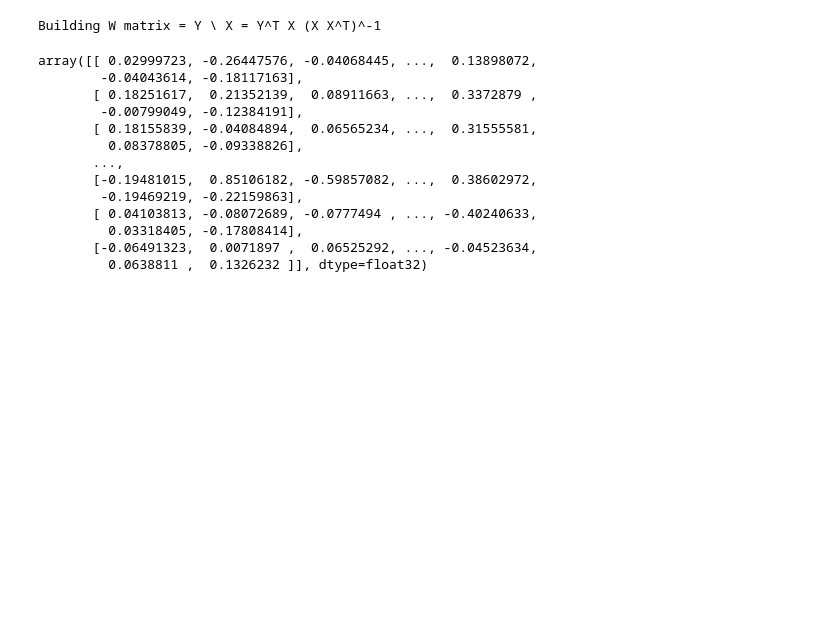
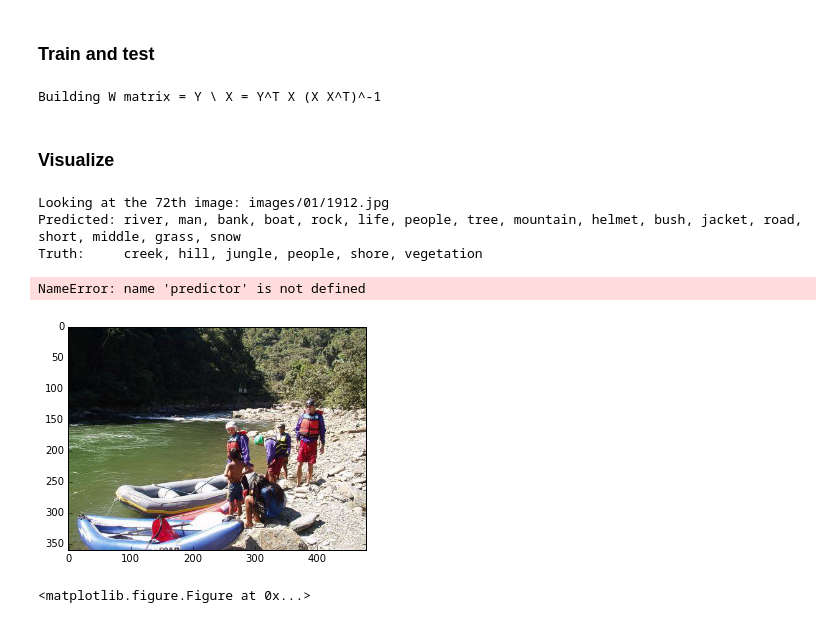
Before and after one commit to karllab41/attalos, a Jupyter notebook: attalos/imgtxt_algorithms/linearregression/testapi.ipynb, the cells around one changed output. Drawn from its saved outputs; the diff is of its cells as text; code cells hidden in the pictures; blank space fills up the shorter version.

Commit message:
Linear Regression API tested

```diff
--- a/attalos/imgtxt_algorithms/linearregression/testapi.ipynb
+++ b/attalos/imgtxt_algorithms/linearregression/testapi.ipynb
@@ -14,26 +19,40 @@ yTe = data['yTe'].T
 
 test_ims_full = [ im for im in open('data/iaprtc_testlist.txt').read().splitlines() ]
 train_ims_full = [ im for im in open('data/iaprtc_trainlist.txt').read().splitlines() ]
-# %%
-import linear2hot
-reload(linear2hot)
-linreg = linear2hot.LinearRegression(normX = True)
-# %% [output]
-Building W matrix = Y \ X = Y^T X (X X^T)^-1
+# %% [markdown]
+### Train and test
 # %%
-linreg.train(xTr, yTr)
-yHat = linreg.predict(xTe)
+mp_solution = linreg.LinearRegression(normX = True)
+mp_solution.train(xTr, yTr)
+yHat = mp_solution.predict(xTe)
 # %% [output]
-array([[ 0.02999723, -0.26447576, -0.04068445, ...,  0.13898072,
-        -0.04043614, -0.18117163],
-       [ 0.18251617,  0.21352139,  0.08911663, ...,  0.3372879 ,
-        -0.00799049, -0.12384191],
-       [ 0.18155839, -0.04084894,  0.06565234, ...,  0.31555581,
-         0.08378805, -0.09338826],
-       ...,
-       [-0.19481015,  0.85106182, -0.59857082, ...,  0.38602972,
-        -0.19469219, -0.22159863],
-       [ 0.04103813, -0.08072689, -0.0777494 , ..., -0.40240633,
-         0.03318405, -0.17808414],
-       [-0.06491323,  0.0071897 ,  0.06525292, ..., -0.04523634,
-         0.0638811 ,  0.1326232 ]], dtype=float32)
+Building W matrix = Y \ X = Y^T X (X X^T)^-1
+# %% [markdown]
+### Visualize
+# %%
+# Randomly select an image
+i=np.random.randint(0, yTe.shape[1])
+
+# Run example
+imname='images/'+test_ims_full[i]+'.jpg';
+print "Looking at the "+str(i)+"th image: "+imname
+im=plt.imread(imname)
+
+# Prediction
+ypwords = [D[j] for j in yHat[i].argsort()[::-1] [ 0:(yHat[i]>0.2).sum() ] ]
+# Truth
+ytwords = [D[j] for j in np.where(yTe[i] > 0.5)[0] ]
+
+plt.imshow(im)
+print 'Predicted: '+ ', '.join(ypwords)
+print 'Truth:     '+ ', '.join(ytwords)
+
+plt.figure()
+plt.stem( predictor[i] )
+# %% [output]
+Looking at the 72th image: images/01/1912.jpg
+Predicted: river, man, bank, boat, rock, life, people, tree, mountain, helmet, bush, jacket, road, short, middle, grass, snow
+Truth:     creek, hill, jungle, people, shore, vegetation
+NameError: name 'predictor' is not defined
+[figure, added]
+<matplotlib.figure.Figure at 0x...>
```
Also changed, not shown: parts of 3 cells of this notebook, 3 other files.
